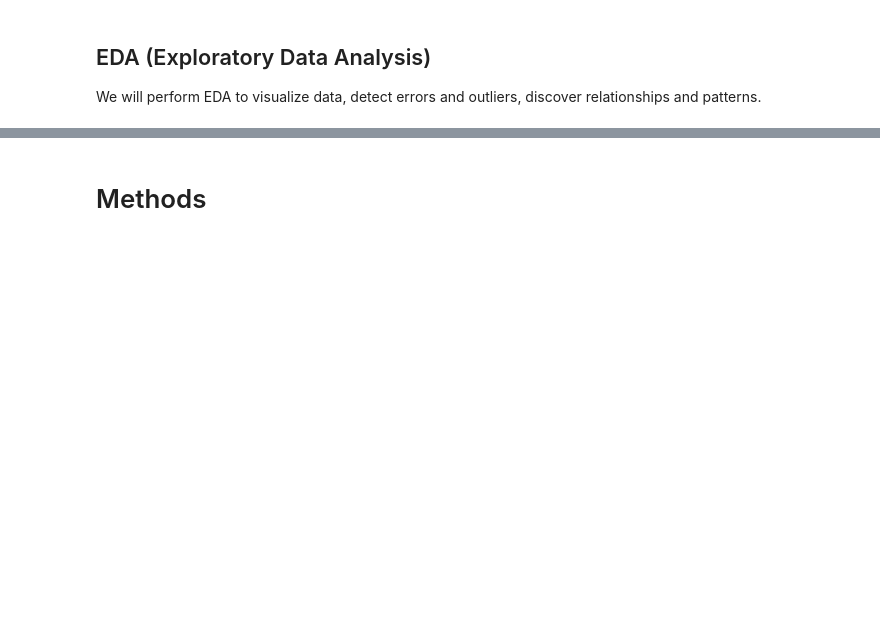
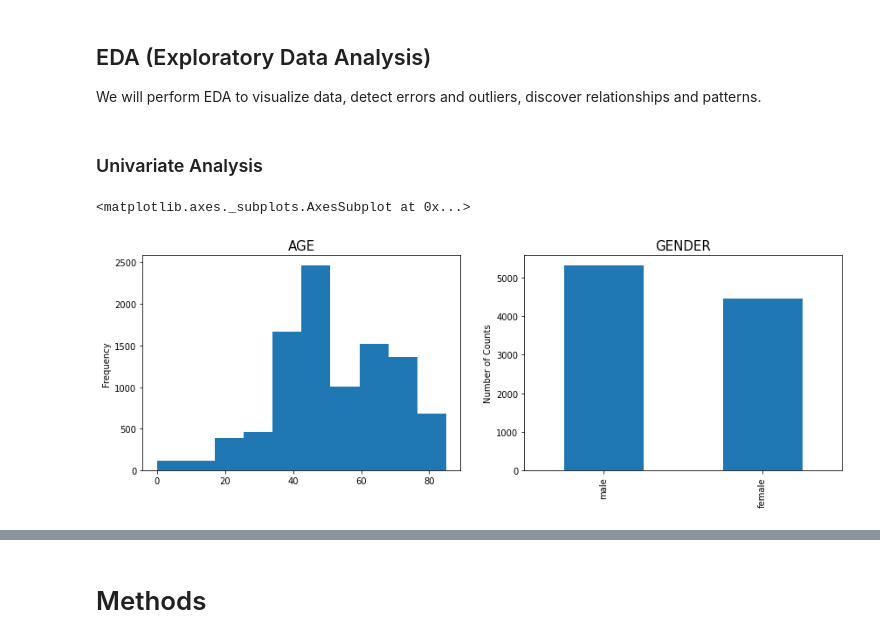
Before and after one commit to HuihuangLiu001/DSEI210-Final-Project--Skinjob, a Jupyter notebook: reports/Final_Report.ipynb, the cells around one changed output, grey strips where cells are left out. Cells and saved outputs as stored; diff of their text form; code cells hidden in the pictures; blank space fills up the shorter version.

```diff
--- a/reports/Final_Report.ipynb
+++ b/reports/Final_Report.ipynb
@@ -118,0 +144,5 @@ dtype: int64
+# %%
+# Remove unknown in sex and localization
+df= df[df['localization'] != 'unknown']
+df= df[df['sex'] != 'unknown']
+df.count()
@@ -120,3 +159,18 @@ dtype: int64
 ## EDA (Exploratory Data Analysis)
 
 We will perform EDA to visualize data, detect errors and outliers, discover relationships and patterns.
+# %% [markdown]
+### Univariate Analysis
+# %%
+plt.figure(figsize=(30,10))
+plt.subplot(2,4,1)
+plt.title("AGE",fontsize=15)
+df['age'].plot.hist()
+
+plt.subplot(2,4,2)
+plt.title("GENDER",fontsize=15)
+plt.ylabel("Number of Counts")
+df['sex'].value_counts().plot.bar()
+# %% [output]
+<matplotlib.axes._subplots.AxesSubplot at 0x...>
+[figure, added]
```
Also changed, not shown: parts of 15 cells of this notebook.
